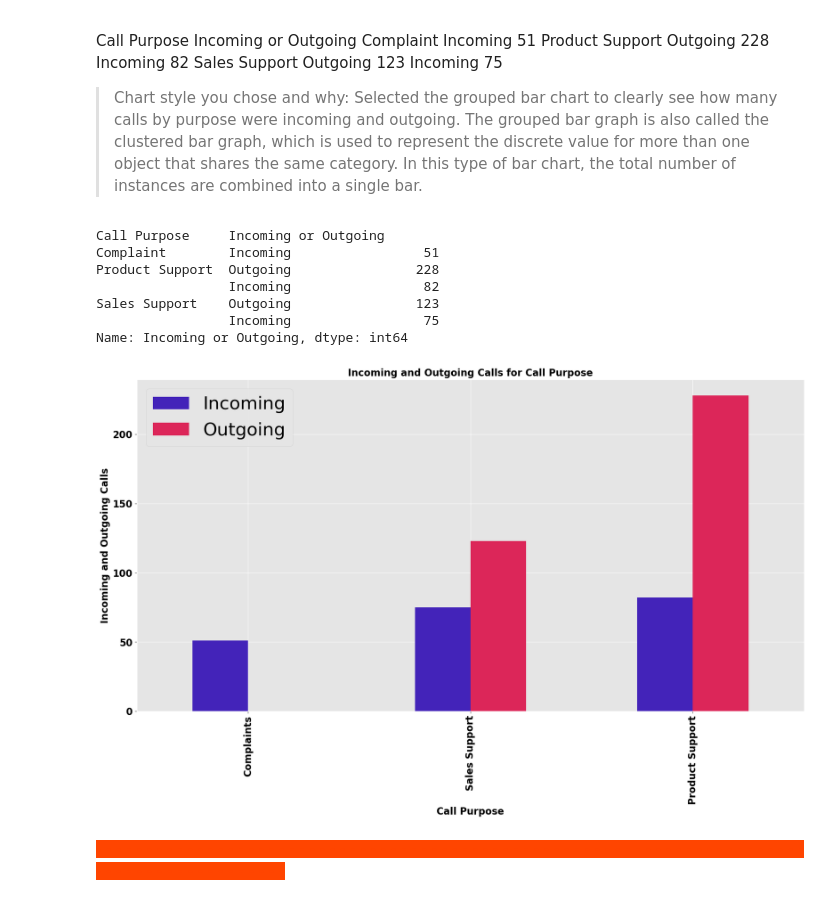
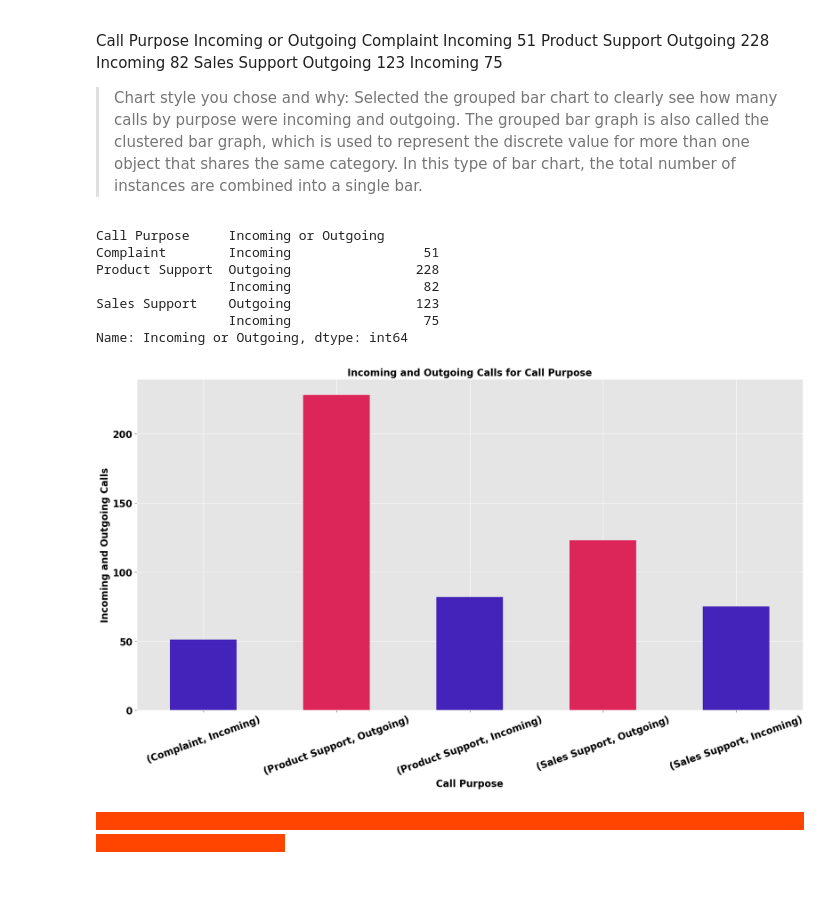
Before and after one commit to HarshalaS6/call-center-cleanup-assignment, a Jupyter notebook: Call_Center_Cleanup.ipynb, the cells around one changed output. Saved outputs shown, nothing was run; the diff lists cells and outputs as text; code cells hidden in the pictures.

```diff
--- a/Call_Center_Cleanup.ipynb
+++ b/Call_Center_Cleanup.ipynb
@@ -575,6 +605,12 @@ Bar graphs can help you compare data between different groups or to track change
 # %%
 # Create visualization 1 here
 # Import any additional libraries needed with alias
+import matplotlib.pyplot as plt
+from matplotlib import style
+# setting style for graphs
+style.use('ggplot')
+plt.rcParams['figure.figsize'] = (20,10)
+import matplotlib.colors as mcolors
 
 # The dictionary abandonment_rates has the data you need.
 abandonment_rates = {}
@@ -681,36 +717,39 @@ Sales Support    Outgoing                123
 # %%
 # Create visualization 3 here:
 # The three dictionaries, complaints, sales_support, and product_support, have the information you need
 
 purpose_group = df.groupby("Call Purpose")
 call_purpose = ["Complaint", "Product Support", "Sales Support"]
 purpose_counts = purpose_group["Incoming or Outgoing"].value_counts()
 print(purpose_counts)
 
 complaints = purpose_counts["Complaint"].to_dict()
 sales_support = purpose_counts["Sales Support"].to_dict()
 product_support = purpose_counts["Product Support"].to_dict()
 
 #Your Code Here:
 
-d=pd.DataFrame(data).T
-d.plot(kind='bar', color=['#4323B9', '#DC2659'])
+width= 0.2
+#d.plot(kind='bar', color=['#4323B9', '#DC2659'])
+
+purpose_counts.plot(kind = 'bar', color = ['#4323B9', '#DC2659'])
+#plt.legend(['Incoming', 'Outgoing'], loc = 'upper left', prop={'size': 9}, fontsize = 6)
 plt.xlabel('Call Purpose', color = 'black', fontsize = 16, fontweight = 'bold')
 plt.ylabel('Incoming and Outgoing Calls', color = 'black', fontsize = 16, fontweight = 'bold')
 plt.title('Incoming and Outgoing Calls for Call Purpose', color = 'black', fontsize = 16, fontweight = 'bold')
-plt.legend(['Incoming', 'Outgoing'], loc = 'upper left', prop={'size': 30}, fontsize = 15)
-plt.xticks(color = 'black',fontsize=16, fontweight='bold')
+
+plt.xticks(rotation = 20, color = 'black',fontsize=16, fontweight='bold')
 plt.yticks(color = 'black',fontsize=16, fontweight='bold')
 plt.show()
 # %% [output]
 Call Purpose     Incoming or Outgoing
 Complaint        Incoming                 51
 Product Support  Outgoing                228
                  Incoming                 82
 Sales Support    Outgoing                123
                  Incoming                 75
 Name: Incoming or Outgoing, dtype: int64
-[figure, old version]
+[figure, new version]
 # %% [markdown]
 <span style="background-color:orangered; color:orangered;">- - - - - - - - - - - - - - - - - - - - - - - - - - - - - - - - - - - - - - - - - - - - - - - - - - - - - - - - - - - - - - - - - - - - - - - - - - - - - - - - - - - - - - - - -</span>
 # %% [markdown]
```
Also changed, not shown: parts of 5 cells of this notebook.
